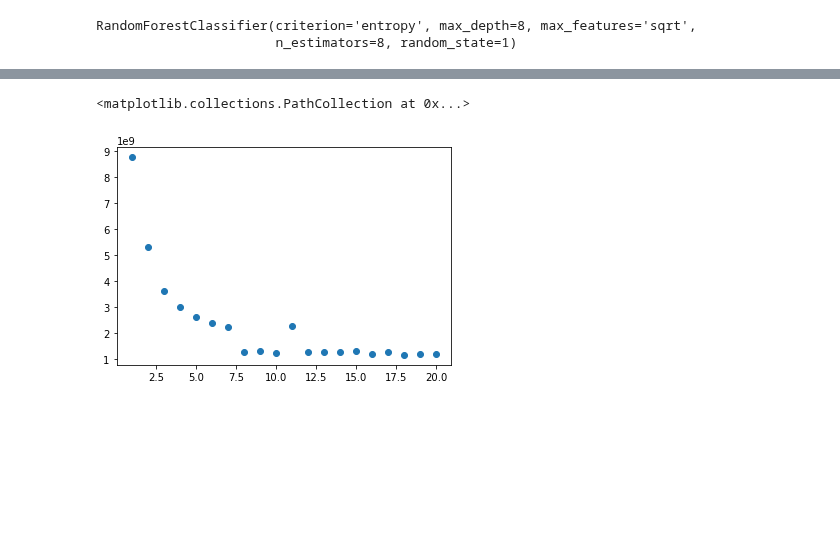
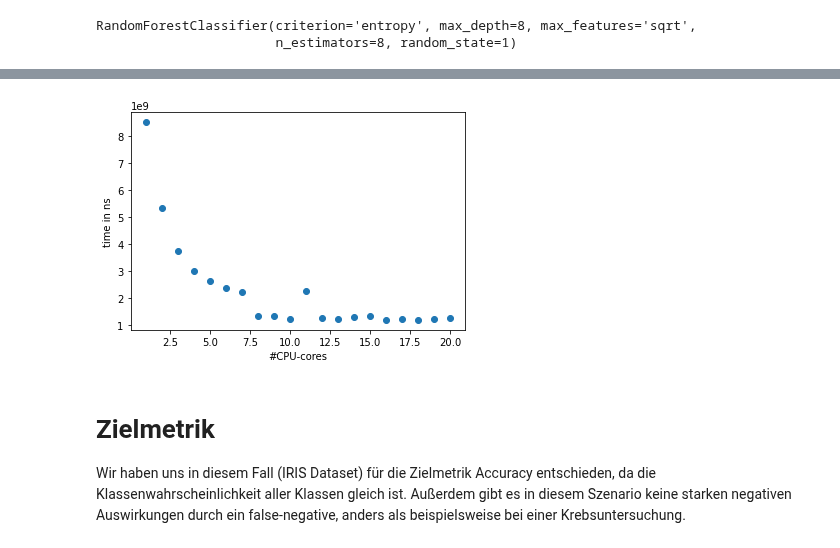
Before and after one commit to u-adrian/PSDA, a Jupyter notebook: 01_Exercise/Aufgabe_7.ipynb, the cells around one changed output, grey strips where cells are left out. Saved outputs shown, nothing was run; the diff lists cells and outputs as text; code cells hidden in the pictures; blank space fills up the shorter version.

```diff
--- a/01_Exercise/Aufgabe_7.ipynb
+++ b/01_Exercise/Aufgabe_7.ipynb
@@ -125,5 +122,11 @@ criterion
 # %%
 plt.scatter(cpus,y=deltas)
+plt.xlabel('#CPU-cores')
+plt.ylabel('time in ns')
+plt.show()
 # %% [output]
-<matplotlib.collections.PathCollection at 0x...>
-[figure, old version]
+[figure, new version]
+# %% [markdown]
+# Zielmetrik
+
+Wir haben uns in diesem Fall (IRIS Dataset) für die Zielmetrik Accuracy entschieden, da die Klassenwahrscheinlichkeit aller Klassen gleich ist. Außerdem gibt es in diesem Szenario keine starken negativen Auswirkungen durch ein false-negative, anders als beispielsweise bei einer Krebsuntersuchung.
```
Also changed, not shown: parts of 3 cells of this notebook.
